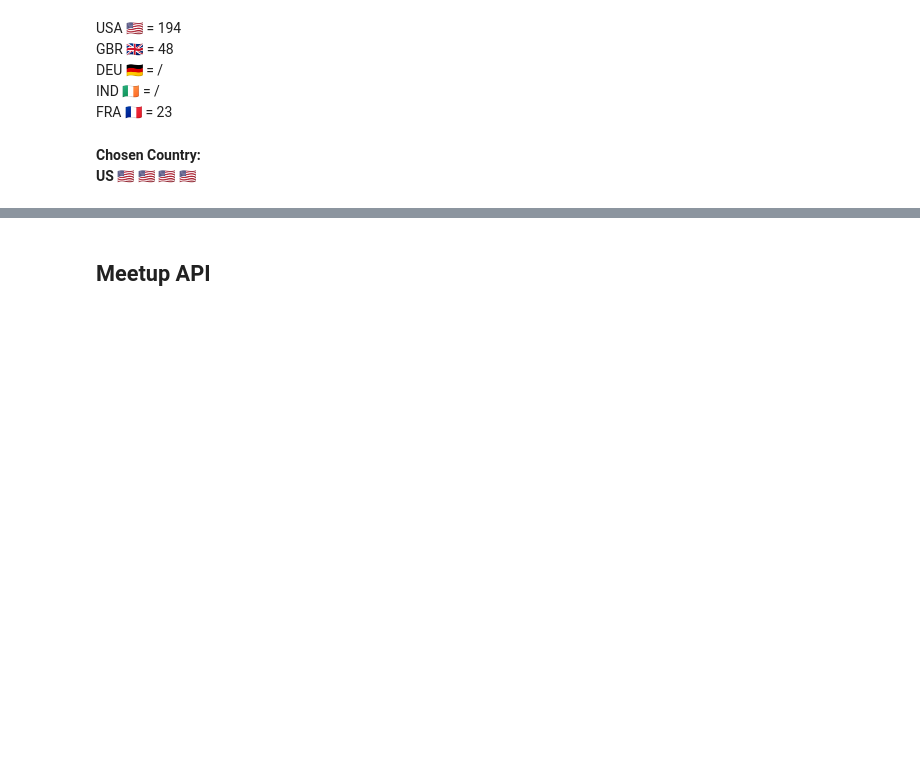
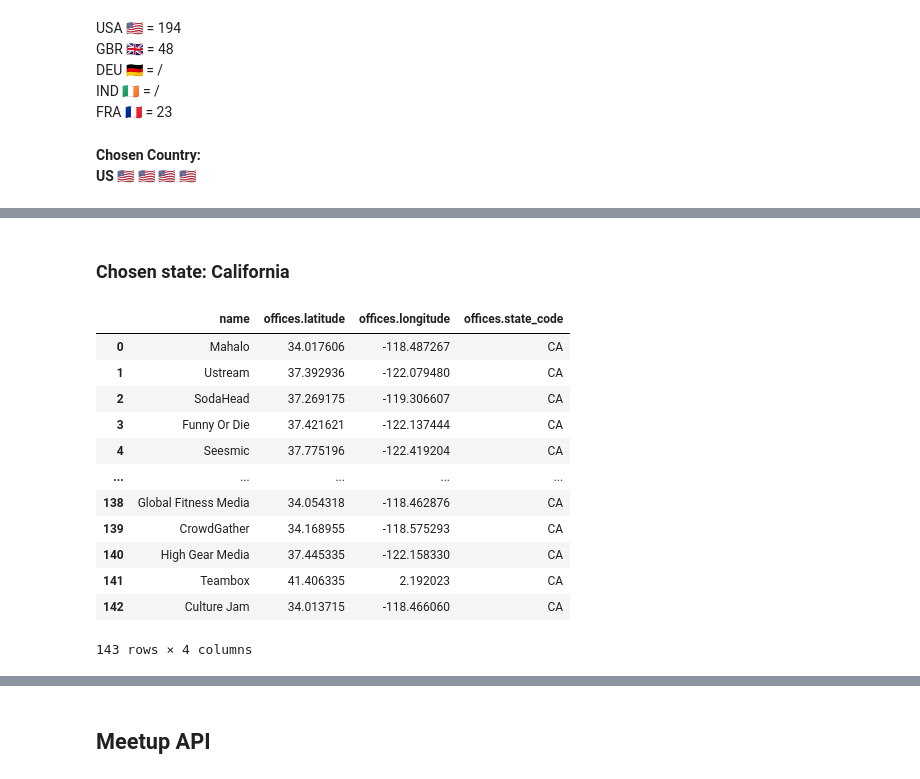
Before and after one commit to adrianacoca/Office, a Jupyter notebook: Mongo Project.ipynb, the cells around one changed output, grey strips where cells are left out. Drawn from its saved outputs; the diff is of its cells as text; code cells hidden in the pictures; blank space fills up the shorter version.

```diff
--- a/Mongo Project.ipynb
+++ b/Mongo Project.ipynb
@@ -90,0 +212,2 @@ US** 🇺🇸 🇺🇸 🇺🇸 🇺🇸
+# %% [markdown]
+### Chosen state: California
@@ -90,0 +219,16 @@ US** 🇺🇸 🇺🇸 🇺🇸 🇺🇸
+# %%
+offices
+# %% [output]
+|  | name | offices.latitude | offices.longitude | offices.state_code |
+| 0 | Mahalo | 34.017606 | -118.487267 | CA |
+| 1 | Ustream | 37.392936 | -122.079480 | CA |
+| 2 | SodaHead | 37.269175 | -119.306607 | CA |
+| 3 | Funny Or Die | 37.421621 | -122.137444 | CA |
+| 4 | Seesmic | 37.775196 | -122.419204 | CA |
+| ... | ... | ... | ... | ... |
+| 138 | Global Fitness Media | 34.054318 | -118.462876 | CA |
+| 139 | CrowdGather | 34.168955 | -118.575293 | CA |
+| 140 | High Gear Media | 37.445335 | -122.158330 | CA |
+| 141 | Teambox | 41.406335 | 2.192023 | CA |
+| 142 | Culture Jam | 34.013715 | -118.466060 | CA |
+143 rows × 4 columns
```
Also changed, not shown: parts of 37 cells of this notebook, 1 other file.
